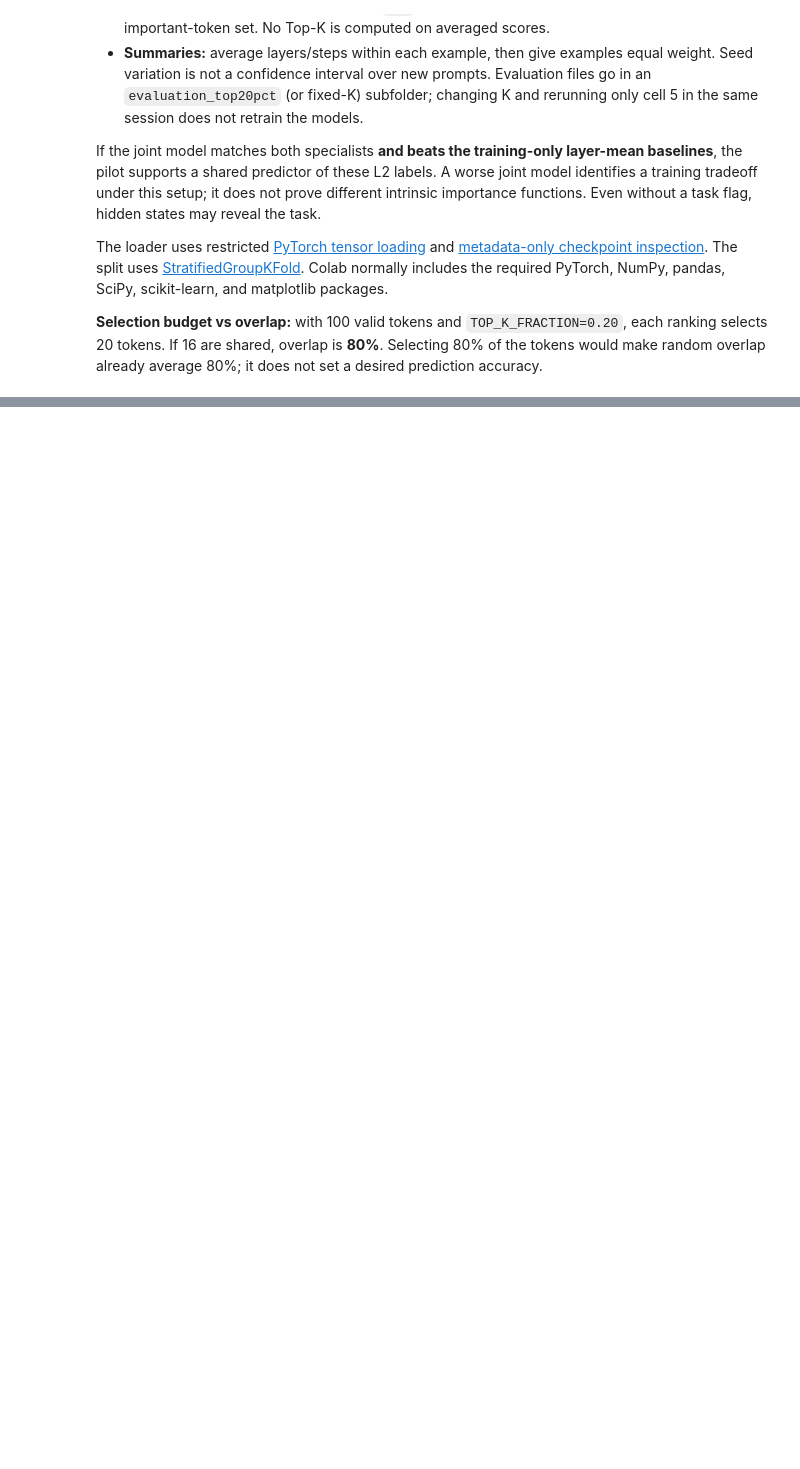
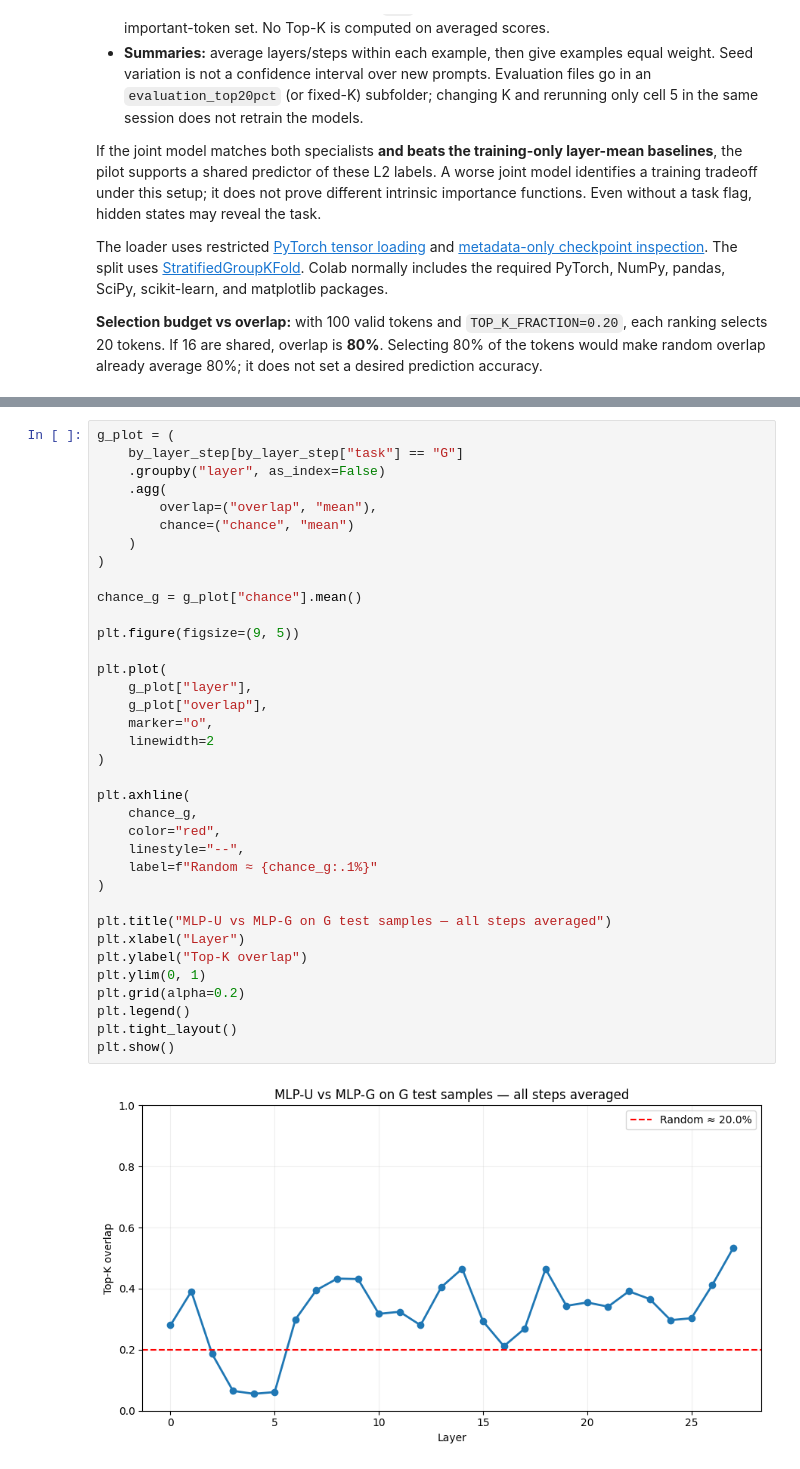
Before and after one commit to Nicerova7/FlashU-Lab, a Jupyter notebook: evaluation/train_token_importance_mlp.ipynb, the cells around one changed output, grey strips where cells are left out. Drawn from its saved outputs; the diff is of its cells as text; blank space fills up the shorter version.

Commit message:
checkpoint for the overlap analysis

```diff
--- a/evaluation/train_token_importance_mlp.ipynb
+++ b/evaluation/train_token_importance_mlp.ipynb
@@ -596,0 +1074,38 @@ print("Evaluation saved to:", EVAL_DIR)
+# %%
+g_plot = (
+    by_layer_step[by_layer_step["task"] == "G"]
+    .groupby("layer", as_index=False)
+    .agg(
+        overlap=("overlap", "mean"),
+        chance=("chance", "mean")
+    )
+)
+
+chance_g = g_plot["chance"].mean()
+
+plt.figure(figsize=(9, 5))
+
+plt.plot(
+    g_plot["layer"],
+    g_plot["overlap"],
+    marker="o",
+    linewidth=2
+)
+
+plt.axhline(
+    chance_g,
+    color="red",
+    linestyle="--",
+    label=f"Random ≈ {chance_g:.1%}"
+)
+
+plt.title("MLP-U vs MLP-G on G test samples — all steps averaged")
+plt.xlabel("Layer")
+plt.ylabel("Top-K overlap")
+plt.ylim(0, 1)
+plt.grid(alpha=0.2)
+plt.legend()
+plt.tight_layout()
+plt.show()
+# %% [output]
+[figure, added]
```
Also changed, not shown: parts of 11 cells of this notebook, 5 other files.
